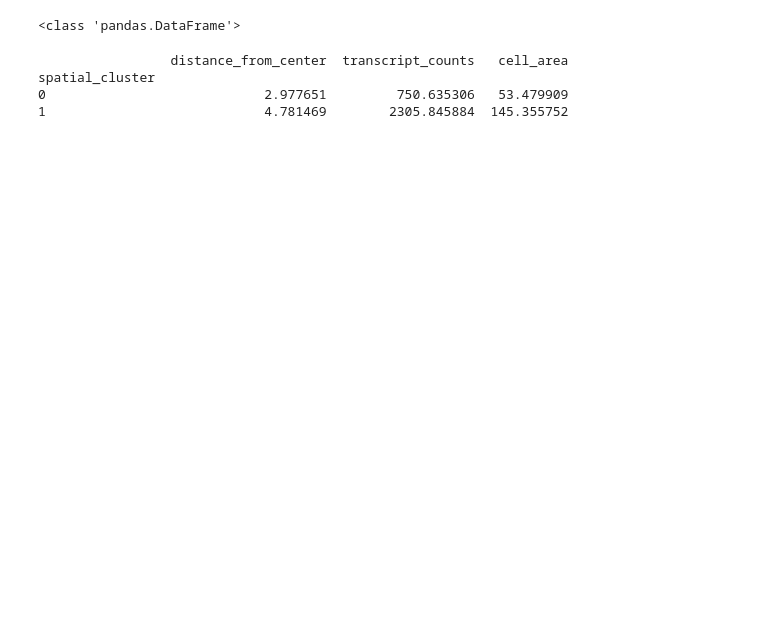
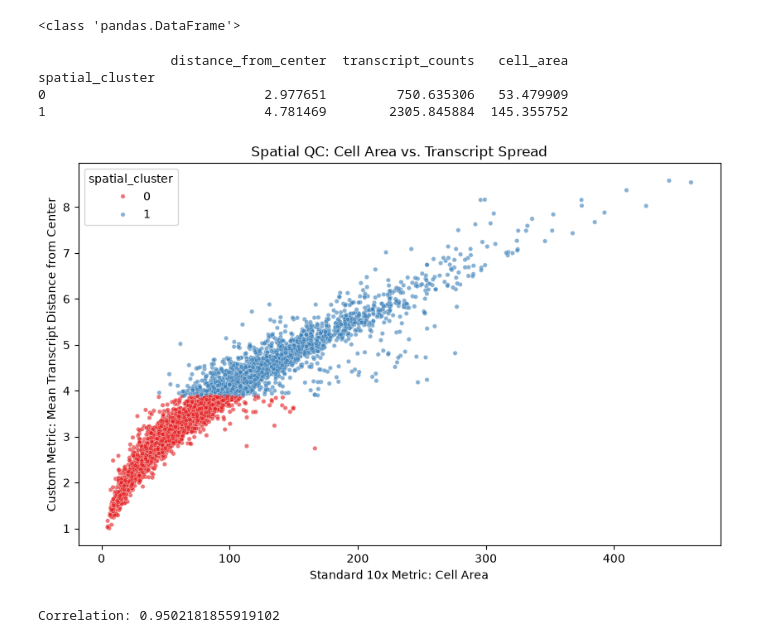
Before and after one commit to priyalT/SubQCAT, a Jupyter notebook: notebooks/exploration.ipynb, the cells around one changed output. Cells and saved outputs as stored; diff of their text form; code cells hidden in the pictures; blank space fills up the shorter version.

```diff
--- a/notebooks/exploration.ipynb
+++ b/notebooks/exploration.ipynb
@@ -215,3 +215,35 @@ print(final_master_df.groupby('spatial_cluster')[['distance_from_center', 'trans
 spatial_cluster
 0                            2.977651         750.635306   53.479909
 1                            4.781469        2305.845884  145.355752
+# %%
+import seaborn as sns
+import matplotlib.pyplot as plt
+
+# 1. Create a scatter plot
+# We plot 'cell_area' on the X axis, and your custom 'distance_from_center' on the Y axis.
+# 'hue' tells it to color the dots based on the cluster (0 or 1) they were assigned to!
+plt.figure(figsize=(10, 6))
+sns.scatterplot(
+    data=final_master_df,
+    x='cell_area',
+    y='distance_from_center',
+    hue='spatial_cluster',
+    palette='Set1', # Just picks a nice color scheme
+    s=15,           # Size of the dots
+    alpha=0.6       # Makes the dots slightly transparent so you can see overlapping cells
+)
+
+# 2. Add labels and a title
+plt.title("Spatial QC: Cell Area vs. Transcript Spread")
+plt.xlabel("Standard 10x Metric: Cell Area")
+plt.ylabel("Custom Metric: Mean Transcript Distance from Center")
+
+# 3. Show the plot!
+plt.show()
+# %% [output]
+[figure, added]
+# %%
+correlation = final_master_df['distance_from_center'].corr(final_master_df['cell_area'])
+print(f"Correlation: {correlation}")
+# %% [output]
+Correlation: 0.9502181855919102
```
